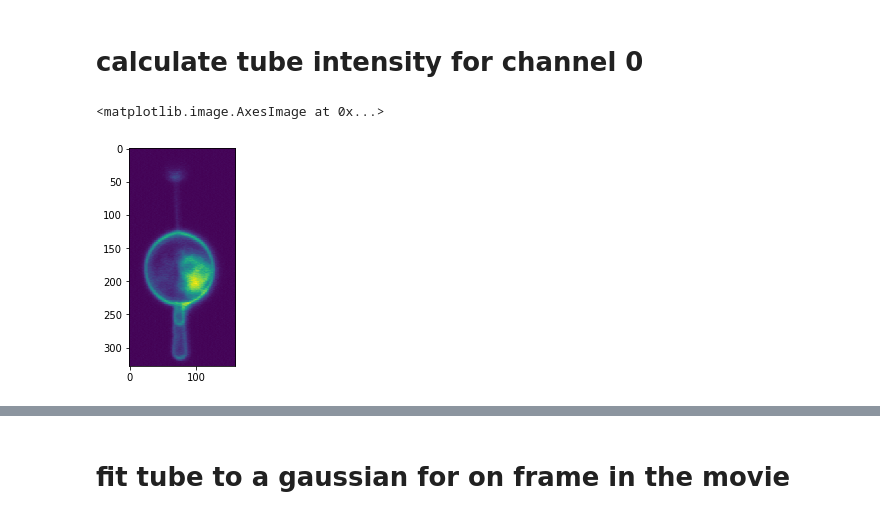
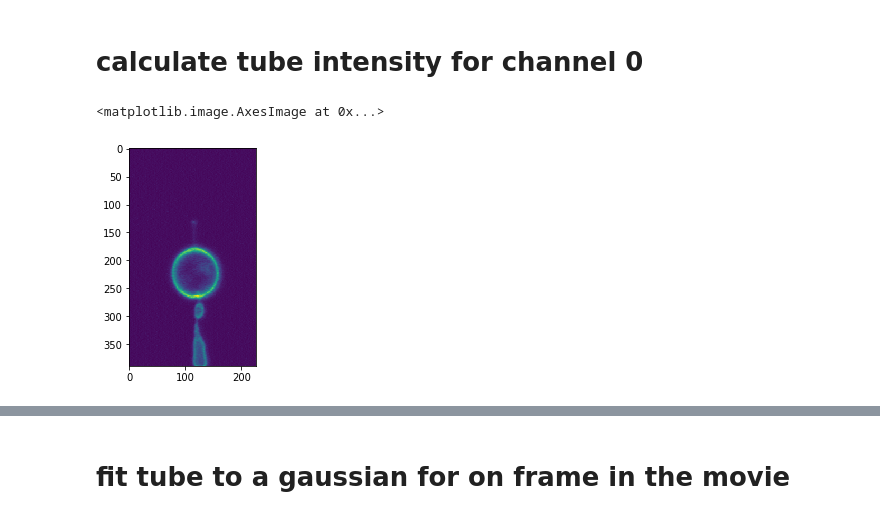
Before and after one commit to JohSchoeneberg/Confleezers, a Jupyter notebook: confleezers_data_analysis/tube__4_FluorescenceAlongTube.ipynb, the cells around one changed output, grey strips where cells are left out. Cells and saved outputs as stored; diff of their text form; code cells hidden in the pictures.

```diff
--- a/confleezers_data_analysis/tube__4_FluorescenceAlongTube.ipynb
+++ b/confleezers_data_analysis/tube__4_FluorescenceAlongTube.ipynb
@@ -58,7 +58,7 @@ import TubeProcessing as tubeProc
 #xlimit = (-150,300)
 # %%
 # read input parameters:
-path = '/Users/johannesschoeneberg/Desktop/PostDoc/hurley_lab/pulling_confleezers_dataSharing_local/2018-06-05_movie1/'
+path = '/Users/johannesschoeneberg/Dropbox/ESCRT_data_sharing/m2_2018-06-05_v10/'
 
 inputParameters = pd.read_csv(path+'_info.csv',names=['key','value'])
 inputParameters
@@ -101,13 +102,13 @@ df_tubeVector[0:5]
 # calculate tube intensity for channel 0
 # %%
 inputDataFolder = inproc.getInputParameter(inputParameters,"input_data_folder")
-movie_zoomVesicle_ch0 = inproc.getInputParameter(inputParameters,"movie_zoomVesicle_ch0")
+movie_zoomVesicle_ch0 = "movie_ch0_avg20_bleachCorrected.tif"
 
-frames_ch0 = pims.TiffStack_pil(path+inputDataFolder+movie_zoomVesicle_ch0)
+frames_ch0 = pims.TiffStack_pil(path+inputDataFolder+'/'+movie_zoomVesicle_ch0)
 plt.imshow(frames_ch0[0])
 # %% [output]
 <matplotlib.image.AxesImage at 0x...>
-[figure, old version]
+[figure, new version]
 # %%
 # crop image around vesicle attachment point
 # this is necessary because otherwise i will rotate the image and it will rotate it away from my learned attachment points
```
Also changed, not shown: parts of 6 cells of this notebook, 11 other files.
